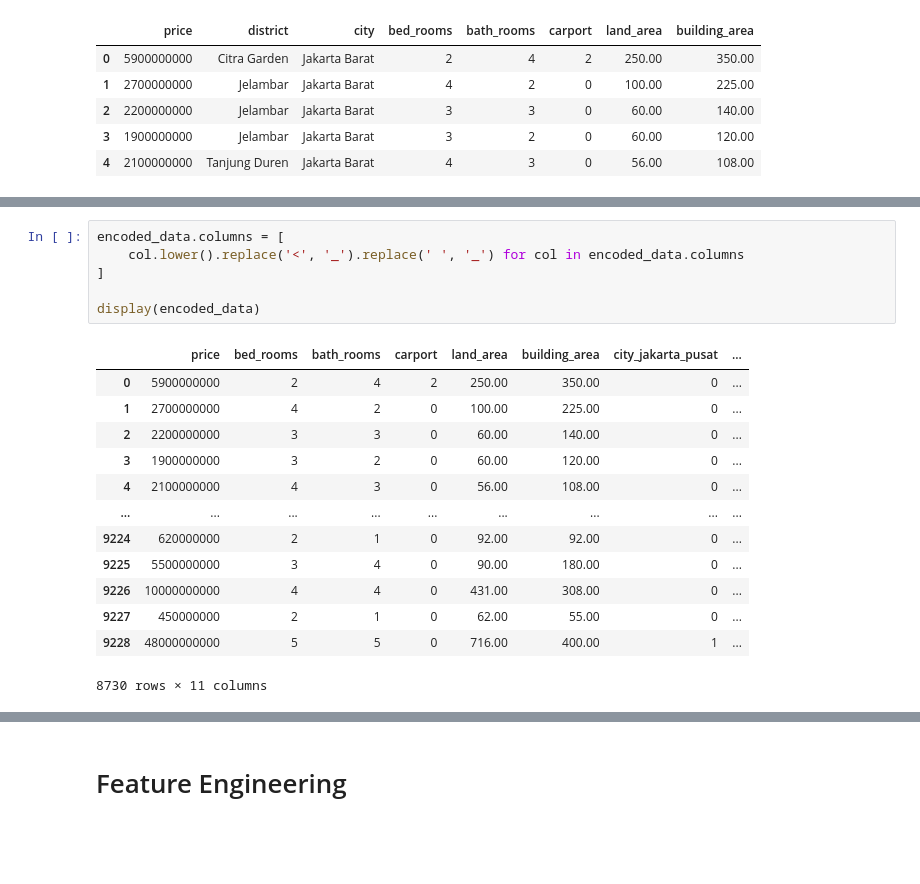
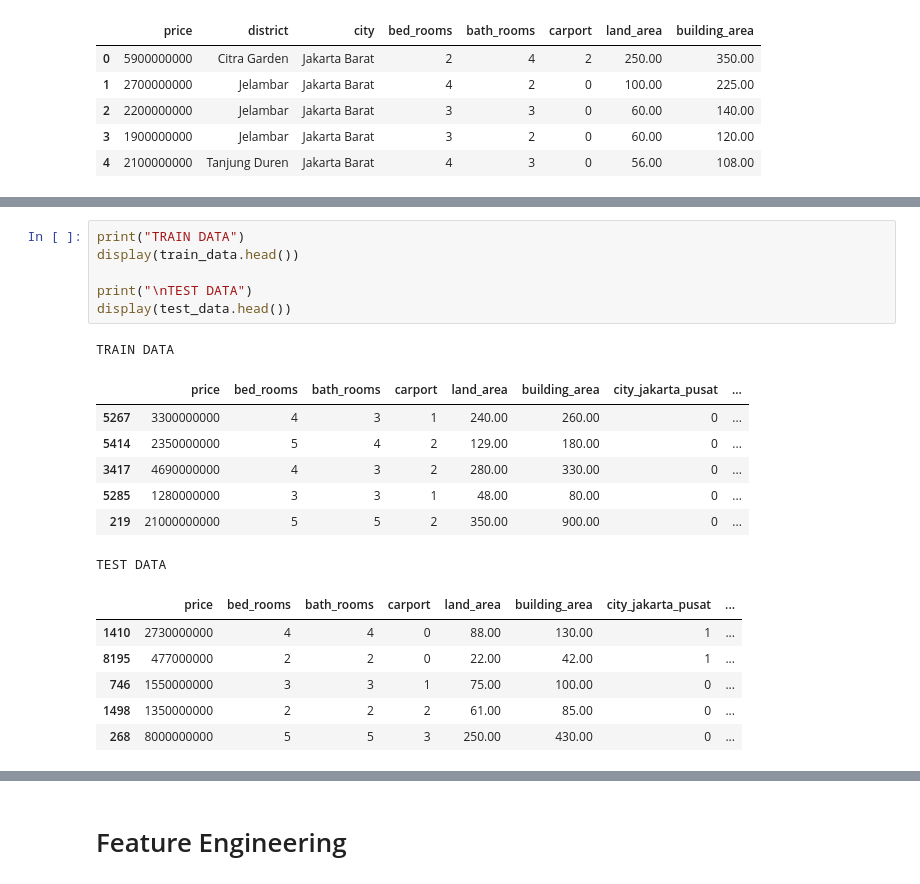
Before and after one commit to JuanRaphael/AgenPropertiLodan, a Jupyter notebook: notebooks/data_engineering.ipynb, the cells around one changed output, grey strips where cells are left out. Cells and saved outputs as stored; diff of their text form; blank space fills up the shorter version.

```diff
--- a/notebooks/data_engineering.ipynb
+++ b/notebooks/data_engineering.ipynb
@@ -434,23 +457,24 @@ encoded_data = encoded_data.drop(columns=["district"])
-# %%
-encoded_data.columns = [
-    col.lower().replace('<', '_').replace(' ', '_') for col in encoded_data.columns
-]
-
-display(encoded_data)
-# %% [output]
-|  | price | bed_rooms | bath_rooms | carport | land_area | building_area | city_jakarta_pusat | ... |
-| 0 | 5900000000 | 2 | 4 | 2 | 250.00 | 350.00 | 0 | ... |
-| 1 | 2700000000 | 4 | 2 | 0 | 100.00 | 225.00 | 0 | ... |
-| 2 | 2200000000 | 3 | 3 | 0 | 60.00 | 140.00 | 0 | ... |
-| 3 | 1900000000 | 3 | 2 | 0 | 60.00 | 120.00 | 0 | ... |
-| 4 | 2100000000 | 4 | 3 | 0 | 56.00 | 108.00 | 0 | ... |
-| ... | ... | ... | ... | ... | ... | ... | ... | ... |
-| 9224 | 620000000 | 2 | 1 | 0 | 92.00 | 92.00 | 0 | ... |
-| 9225 | 5500000000 | 3 | 4 | 0 | 90.00 | 180.00 | 0 | ... |
-| 9226 | 10000000000 | 4 | 4 | 0 | 431.00 | 308.00 | 0 | ... |
-| 9227 | 450000000 | 2 | 1 | 0 | 62.00 | 55.00 | 0 | ... |
-| 9228 | 48000000000 | 5 | 5 | 0 | 716.00 | 400.00 | 1 | ... |
-8730 rows × 11 columns
+# %%
+print("TRAIN DATA")
+display(train_data.head())
+
+print("\nTEST DATA")
+display(test_data.head())
+# %% [output]
+TRAIN DATA
+|  | price | bed_rooms | bath_rooms | carport | land_area | building_area | city_jakarta_pusat | ... |
+| 5267 | 3300000000 | 4 | 3 | 1 | 240.00 | 260.00 | 0 | ... |
+| 5414 | 2350000000 | 5 | 4 | 2 | 129.00 | 180.00 | 0 | ... |
+| 3417 | 4690000000 | 4 | 3 | 2 | 280.00 | 330.00 | 0 | ... |
+| 5285 | 1280000000 | 3 | 3 | 1 | 48.00 | 80.00 | 0 | ... |
+| 219 | 21000000000 | 5 | 5 | 2 | 350.00 | 900.00 | 0 | ... |
+TEST DATA
+|  | price | bed_rooms | bath_rooms | carport | land_area | building_area | city_jakarta_pusat | ... |
+| 1410 | 2730000000 | 4 | 4 | 0 | 88.00 | 130.00 | 1 | ... |
+| 8195 | 477000000 | 2 | 2 | 0 | 22.00 | 42.00 | 1 | ... |
+| 746 | 1550000000 | 3 | 3 | 1 | 75.00 | 100.00 | 0 | ... |
+| 1498 | 1350000000 | 2 | 2 | 2 | 61.00 | 85.00 | 0 | ... |
+| 268 | 8000000000 | 5 | 5 | 3 | 250.00 | 430.00 | 0 | ... |
 # %%
 plt.figure(figsize=(16, 6))
 
```
Also changed, not shown: parts of 15 cells of this notebook.
